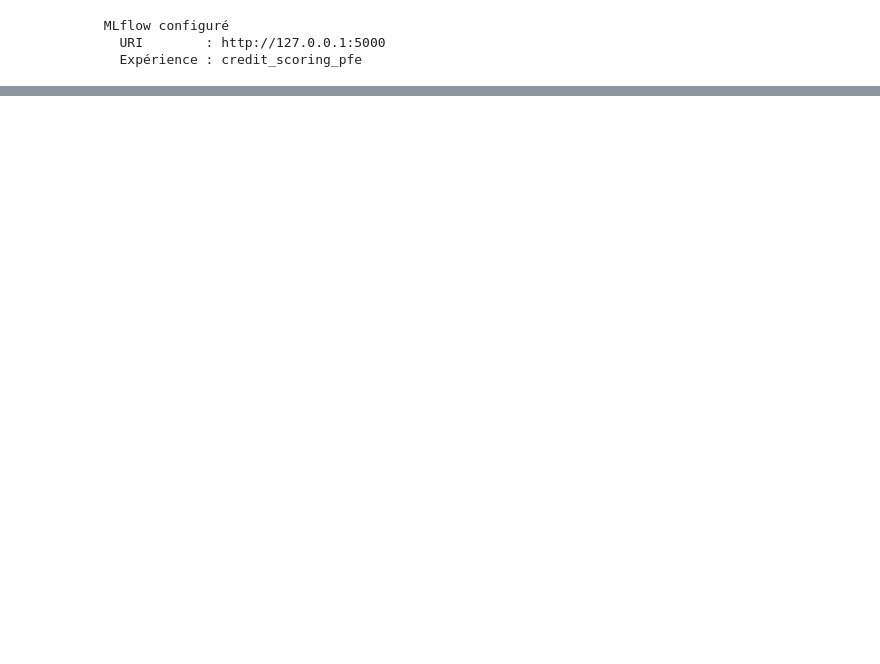
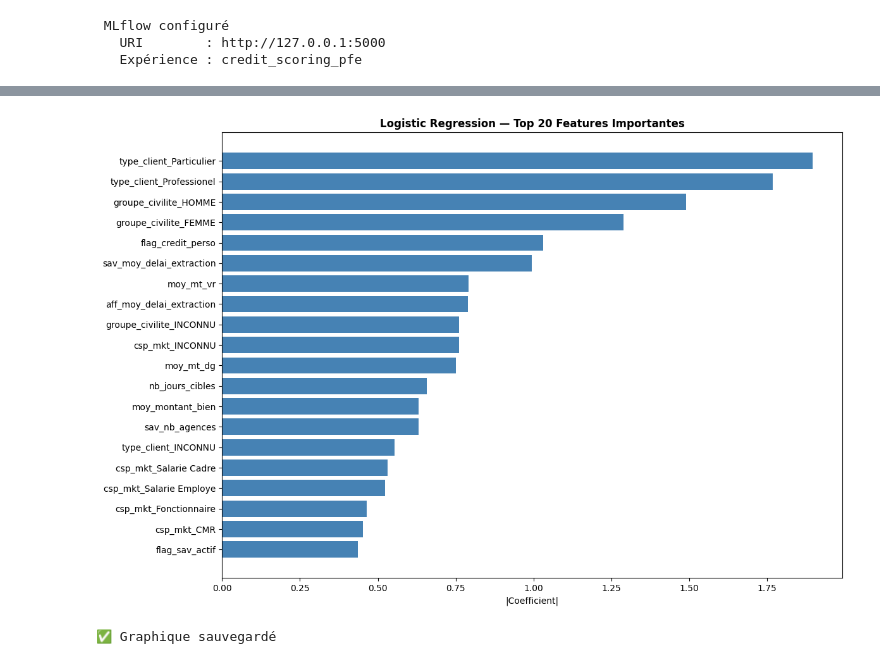
Before and after one commit to Bouali-Saad/banking-credit-scoring-pipeline, a Jupyter notebook: notebooks/05_modeling.ipynb, the cells around one changed output, grey strips where cells are left out. Cells and saved outputs as stored; diff of their text form; code cells hidden in the pictures; blank space fills up the shorter version.

```diff
--- a/notebooks/05_modeling.ipynb
+++ b/notebooks/05_modeling.ipynb
@@ -535,2 +668,24 @@ print(" Logistic Regression terminé")
+# %%
+import matplotlib.pyplot as plt
+import pandas as pd
+import numpy as np
+
+# Top 20 par valeur absolue du coefficient
+df_top20 = df_coef.head(20)
+
+plt.figure(figsize=(12, 8))
+plt.barh(df_top20['feature'][::-1],
+         df_top20['abs_coefficient'][::-1],
+         color='steelblue')
+plt.xlabel('|Coefficient|')
+plt.title('Logistic Regression — Top 20 Features Importantes',
+          fontweight='bold')
+plt.tight_layout()
+plt.savefig('../sql/resultats/19_lr_top20.png', dpi=150)
+plt.show()
+print('✅ Graphique sauvegardé')
+# %% [output]
+[figure, added]
+✅ Graphique sauvegardé
 # %%
 import matplotlib.pyplot as plt
```
Also changed, not shown: parts of 38 cells of this notebook.
